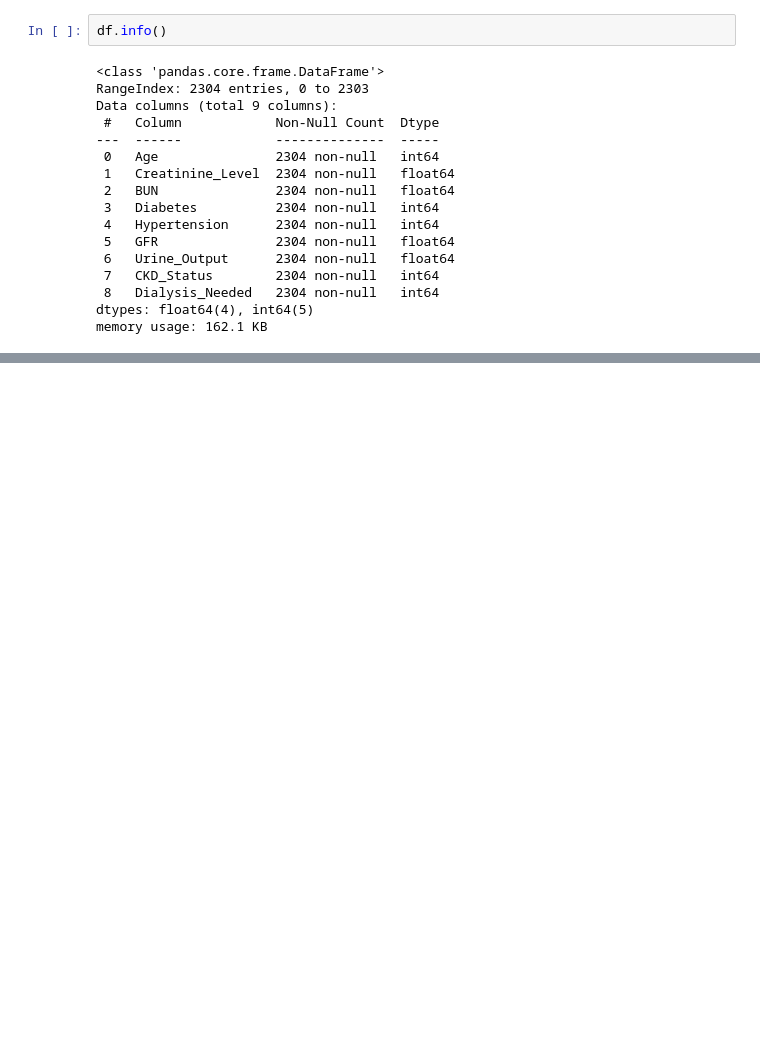
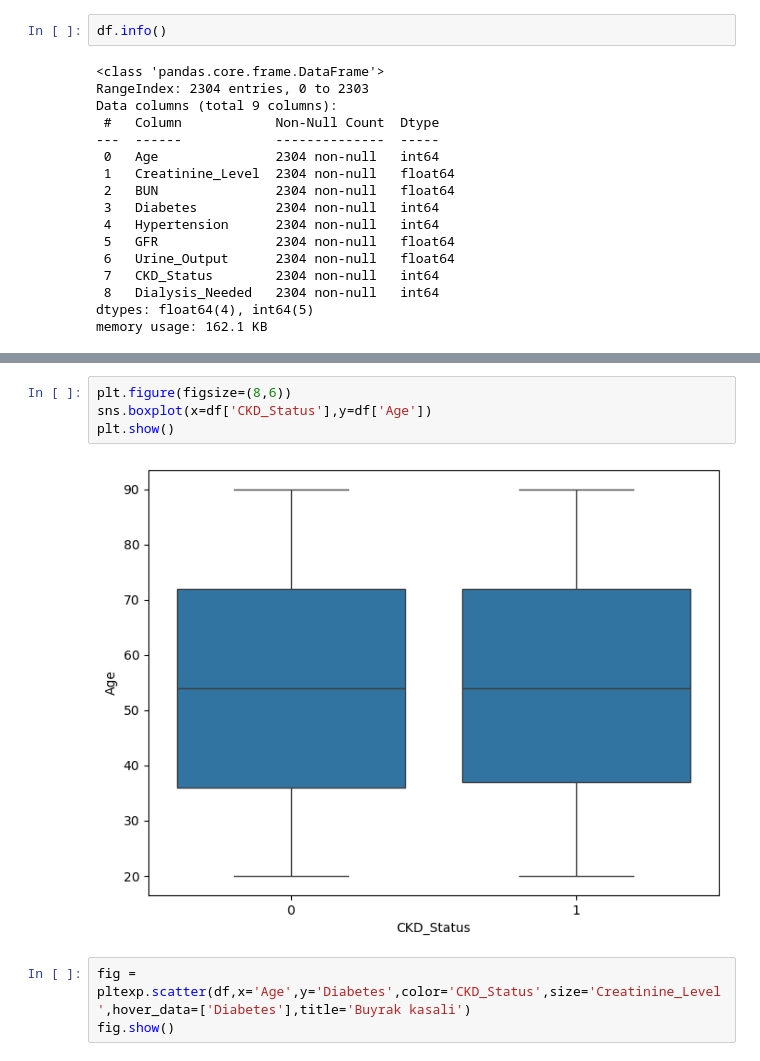
Before and after one commit to bunyod123/AI-DARSLAR, a Jupyter notebook: AI_Course(model_developing)/1-dars/data_check_1.ipynb, the cells around one changed output, grey strips where cells are left out. Saved outputs shown, nothing was run; the diff lists cells and outputs as text; blank space fills up the shorter version.

```diff
--- a/AI_Course(model_developing)/1-dars/data_check_1.ipynb
+++ b/AI_Course(model_developing)/1-dars/data_check_1.ipynb
@@ -30,0 +46,9 @@ plt.show()
+# %%
+plt.figure(figsize=(8,6))
+sns.boxplot(x=df['CKD_Status'],y=df['Age'])
+plt.show()
+# %% [output]
+[figure, added]
+# %%
+fig = pltexp.scatter(df,x='Age',y='Diabetes',color='CKD_Status',size='Creatinine_Level',hover_data=['Diabetes'],title='Buyrak kasali')
+fig.show()
```
Also changed, not shown: parts of 3 cells of this notebook.
